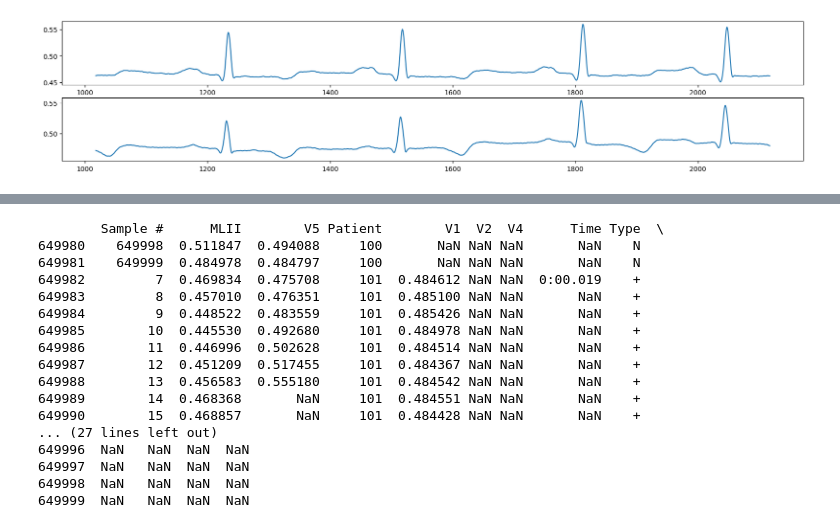
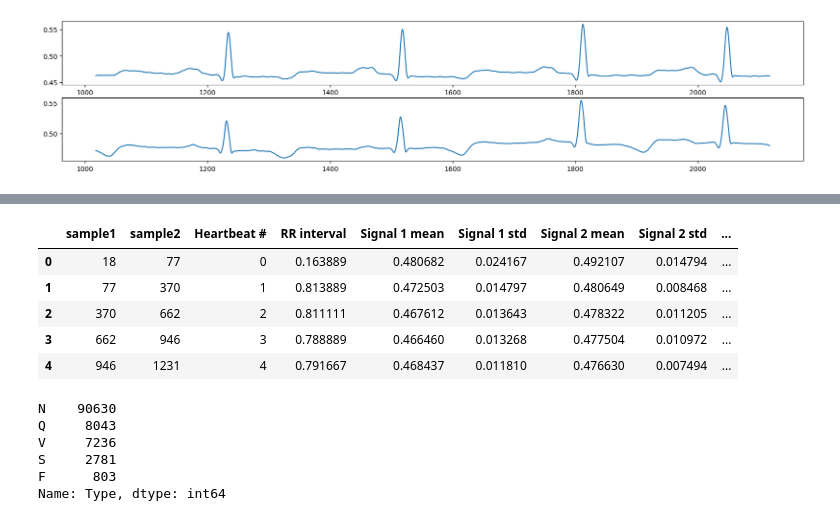
Before and after one commit to andrelopes2001/Intelligent_Systems, a Jupyter notebook: Project/Untitled-1.ipynb, the cells around one changed output, grey strips where cells are left out. Drawn from its saved outputs; the diff is of its cells as text; code cells hidden in the pictures.

```diff
--- a/Project/Untitled-1.ipynb
+++ b/Project/Untitled-1.ipynb
@@ -292,8 +247,10 @@ beat_df.reset_index(drop=True, inplace=True)
 # Add a column to beat_df with the length of each heartbeat
 beat_df['RR interval'] = (beat_df['sample2'] - beat_df['sample1']) / 360
 
-mean_list = []
-std_list = []
+mean_list1 = []
+std_list1 = []
+mean_list2 = []
+std_list2 = []
 patient_list = []
 type_list = []
 
@@ -304,19 +261,26 @@ for patient_id in df['Patient'].unique():
         sample1 = int(row['sample1'])
         sample2 = int(row['sample2'])
 
-        # Calculate mean and std values for MLII
+        # Calculate mean and std values for Signal 1
         mean_value = df['Signal 1'][sample1:sample2].mean()
         std = df['Signal 1'][sample1:sample2].std()
-        mean_list.append(mean_value)
-        std_list.append(std)
+        mean_list1.append(mean_value)
+        std_list1.append(std)
 
-        #patient = [patient_id] * len(mean_list)
+        # Calculate mean and std values for Signal 2
+        mean_value = df['Signal 2'][sample1:sample2].mean()
+        std = df['Signal 2'][sample1:sample2].std()
+        mean_list2.append(mean_value)
+        std_list2.append(std)
+
         patient_list.append(patient_id)
         type_list.append(df_copy['Type'][index])
 
 # Add a column to beat_df with the mean MLII and std values for each heartbeat
-beat_df['Signal 1 mean'] = mean_list
-beat_df['Signal 1 std'] = std_list
+beat_df['Signal 1 mean'] = mean_list1
+beat_df['Signal 1 std'] = std_list1
+beat_df['Signal 2 mean'] = mean_list2
+beat_df['Signal 2 std'] = std_list2
 beat_df['Patient'] = patient_list
 beat_df['Type'] = type_list
 # %% [output]
@@ -366,20 +314,9 @@ plt.show()
-# %%
-print(df[649980:650000])
-# %% [output]
-        Sample #      MLII        V5 Patient        V1  V2  V4      Time Type  \
-649980    649998  0.511847  0.494088     100       NaN NaN NaN       NaN    N
-649981    649999  0.484978  0.484797     100       NaN NaN NaN       NaN    N
-649982         7  0.469834  0.475708     101  0.484612 NaN NaN  0:00.019    +
-649983         8  0.457010  0.476351     101  0.485100 NaN NaN       NaN    +
-649984         9  0.448522  0.483559     101  0.485426 NaN NaN       NaN    +
-649985        10  0.445530  0.492680     101  0.484978 NaN NaN       NaN    +
-649986        11  0.446996  0.502628     101  0.484514 NaN NaN       NaN    +
-649987        12  0.451209  0.517455     101  0.484367 NaN NaN       NaN    +
-649988        13  0.456583  0.555180     101  0.484542 NaN NaN       NaN    +
-649989        14  0.468368       NaN     101  0.484551 NaN NaN       NaN    +
-649990        15  0.468857       NaN     101  0.484428 NaN NaN       NaN    +
-... (27 lines left out)
-649996  NaN   NaN  NaN  NaN
-649997  NaN   NaN  NaN  NaN
-649998  NaN   NaN  NaN  NaN
-649999  NaN   NaN  NaN  NaN
+# %%
+beat_df.head()
+# %% [output]
+|  | sample1 | sample2 | Heartbeat # | RR interval | Signal 1 mean | Signal 1 std | Signal 2 mean | Signal 2 std | ... |
+| 0 | 18 | 77 | 0 | 0.163889 | 0.480682 | 0.024167 | 0.492107 | 0.014794 | ... |
+| 1 | 77 | 370 | 1 | 0.813889 | 0.472503 | 0.014797 | 0.480649 | 0.008468 | ... |
+| 2 | 370 | 662 | 2 | 0.811111 | 0.467612 | 0.013643 | 0.478322 | 0.011205 | ... |
+| 3 | 662 | 946 | 3 | 0.788889 | 0.466460 | 0.013268 | 0.477504 | 0.010972 | ... |
+| 4 | 946 | 1231 | 4 | 0.791667 | 0.468437 | 0.011810 | 0.476630 | 0.007494 | ... |
@@ -385,0 +345,10 @@ print(df[649980:650000])
+# %%
+# Count how many times each Type value appears in the dataset
+print(beat_df['Type'].value_counts())
+# %% [output]
+N    90630
+Q     8043
+V     7236
+S     2781
+F      803
+Name: Type, dtype: int64
```
Also changed, not shown: parts of 8 cells of this notebook.
